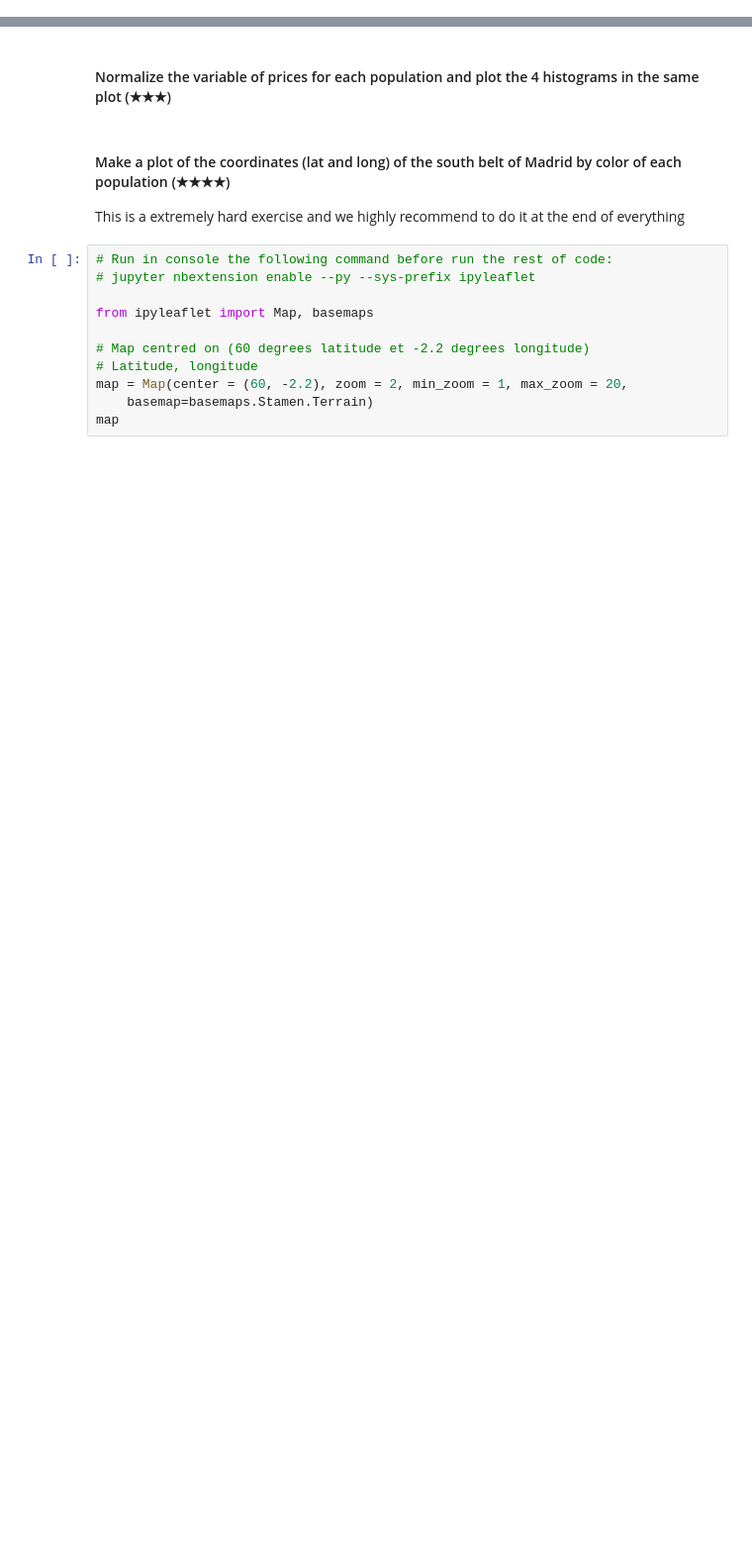
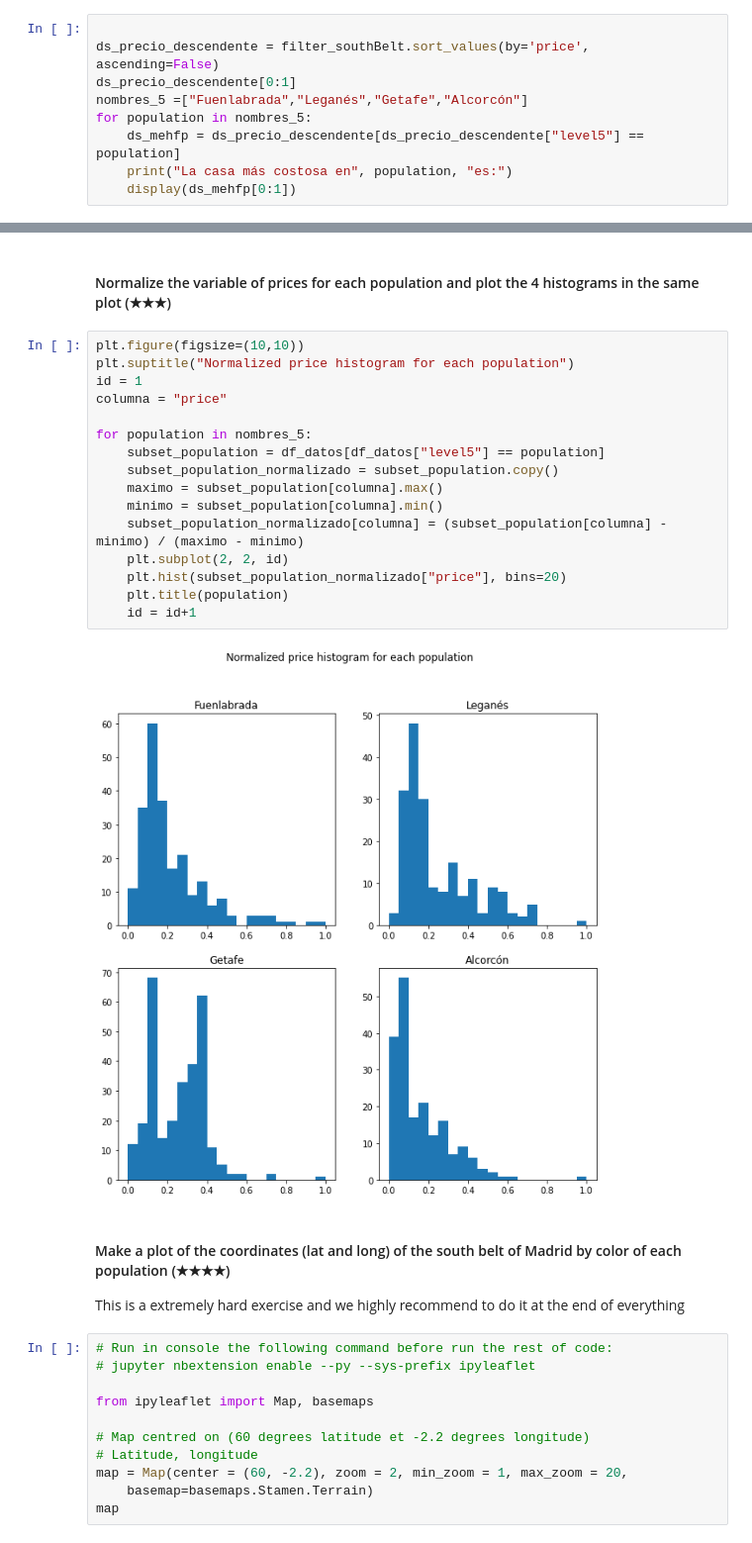
Before and after one commit to JuanAntonaccio/ProyectoFinPreWork, a Jupyter notebook: project.ipynb, the cells around one changed output, grey strips where cells are left out. Shown: that part at 99% size. Saved outputs shown, nothing was run; the diff lists cells and outputs as text; blank space fills up the shorter version.

```diff
--- a/project.ipynb
+++ b/project.ipynb
@@ -150,2 +168,11 @@ plt.show()
 # %% [markdown]
 #### What is the most expensive home of each population? (★★☆)
+# %%
+
+ds_precio_descendente = filter_southBelt.sort_values(by='price', ascending=False)
+ds_precio_descendente[0:1]
+nombres_5 =["Fuenlabrada","Leganés","Getafe","Alcorcón"]
+for population in nombres_5:
+    ds_mehfp = ds_precio_descendente[ds_precio_descendente["level5"] == population]
+    print("La casa más costosa en", population, "es:")
+    display(ds_mehfp[0:1])
@@ -152,5 +196,23 @@ plt.show()
 # %% [markdown]
 #### Normalize the variable of prices for each population and plot the 4 histograms in the same plot (★★★)
+# %%
+plt.figure(figsize=(10,10))
+plt.suptitle("Normalized price histogram for each population")
+id = 1
+columna = "price"
+
+for population in nombres_5:
+    subset_population = df_datos[df_datos["level5"] == population]
+    subset_population_normalizado = subset_population.copy()
+    maximo = subset_population[columna].max()
+    minimo = subset_population[columna].min()
+    subset_population_normalizado[columna] = (subset_population[columna] - minimo) / (maximo - minimo)
+    plt.subplot(2, 2, id)
+    plt.hist(subset_population_normalizado["price"], bins=20)
+    plt.title(population)
+    id = id+1
+# %% [output]
+[figure, added]
 # %% [markdown]
 #### Make a plot of the coordinates (lat and long) of the south belt of Madrid by color of each population (★★★★)
 This is a extremely hard exercise and we highly recommend to do it at the end of everything
```
Also changed, not shown: parts of 14 cells of this notebook.
